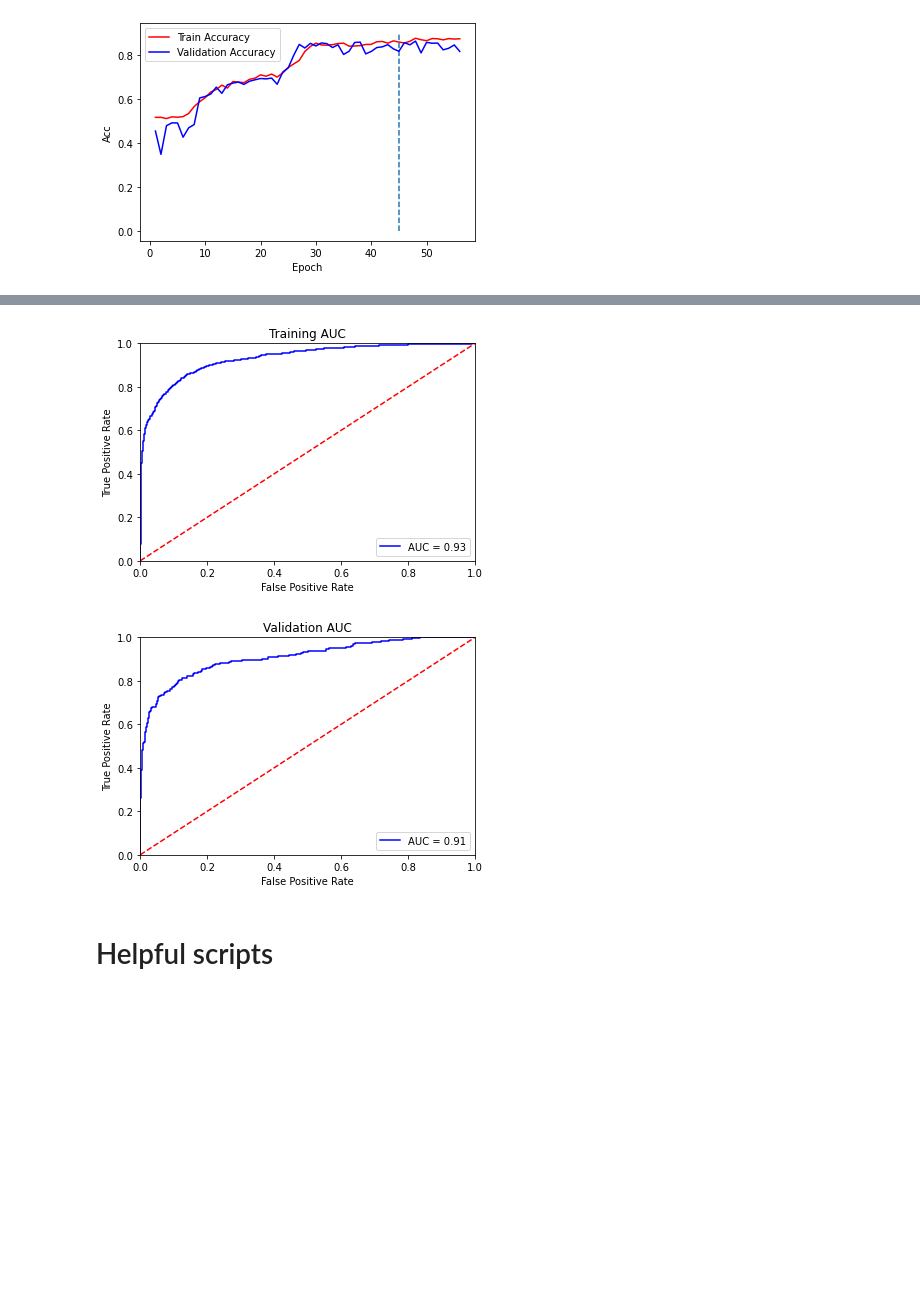
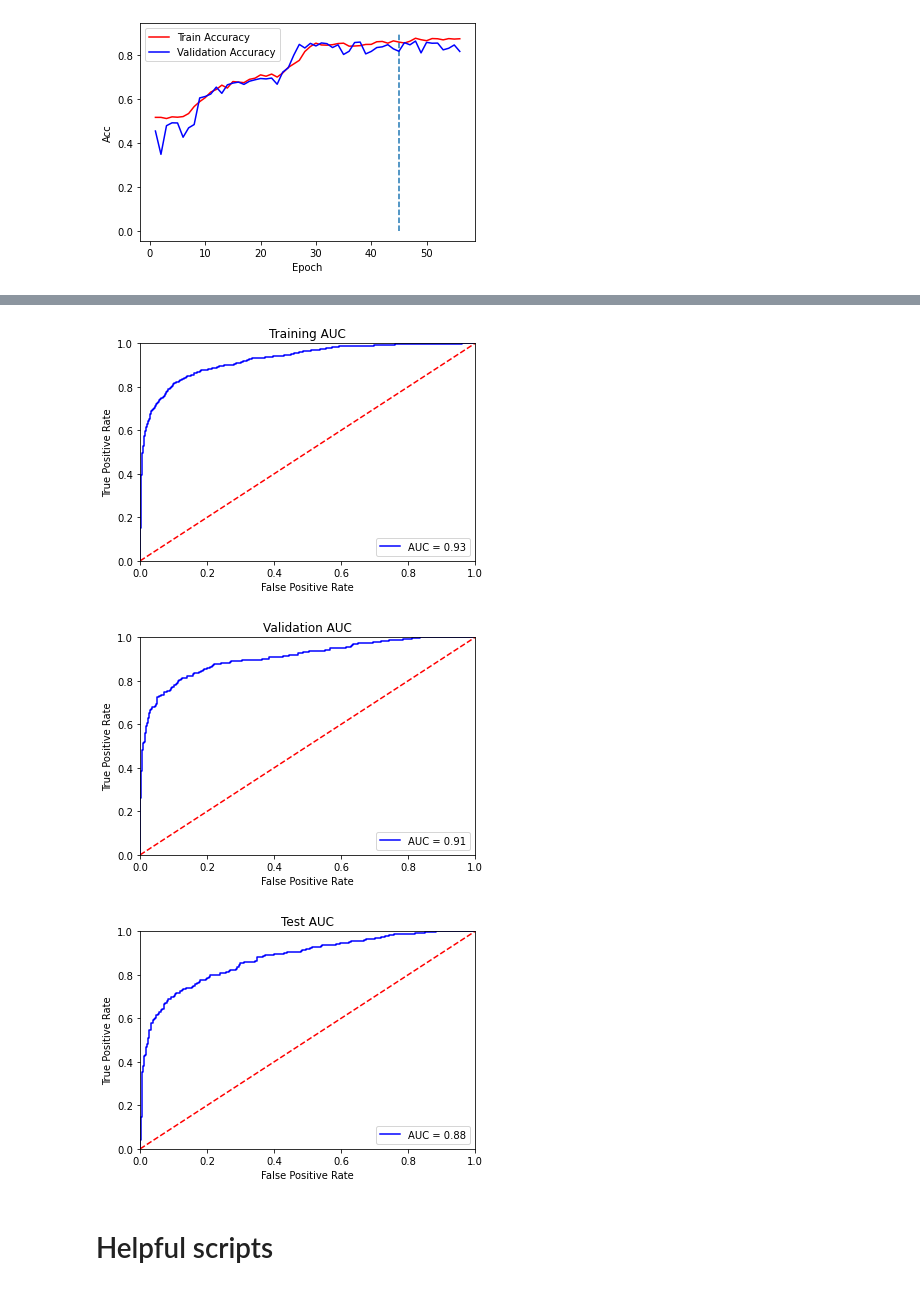
Before and after one commit to HenriettaHolze/TCR-pMHC-prediction, a Jupyter notebook: 004.blossum/blossum_network.ipynb, the cells around one changed output, grey strips where cells are left out. Saved outputs shown, nothing was run; the diff lists cells and outputs as text; code cells hidden in the pictures; blank space fills up the shorter version.

```diff
--- a/004.blossum/blossum_network.ipynb
+++ b/004.blossum/blossum_network.ipynb
@@ -94,6 +94,13 @@ y_val = np.concatenate(target_list[-1:])
 nsamples, nx, ny = X_val.shape
 print("val set shape:", nsamples, nx, ny)
 
+X_test = np.load('../hackathon_data_scripts/data/final_test/P5_input.npz')["arr_0"]
+X_test = to_blossum(X_test)
+y_test = np.load('../hackathon_data_scripts/data/final_test/P5_labels.npz')["arr_0"]
+
+nsamples, nx, ny = X_test.shape
+print("Test set shape:", nsamples, nx, ny)
+
 p_neg = len(y_train[y_train == 1]) / len(y_train) * 100
 print("Percent positive samples in train:", p_neg)
 
@@ -109,11 +116,15 @@ val_ds = []
 for i in range(len(X_val)):
     val_ds.append([np.transpose(X_val[i]), y_val[i]])
 
+test_ds = []
+for i in range(len(X_test)):
+    test_ds.append([np.transpose(X_test[i]), y_test[i]])
+
 bat_size = 64
 print("\nNOTE:\nSetting batch-size to", bat_size)
 train_ldr = torch.utils.data.DataLoader(train_ds, batch_size=bat_size, shuffle=True)
 val_ldr = torch.utils.data.DataLoader(val_ds, batch_size=bat_size, shuffle=True)
-
+test_ldr = torch.utils.data.DataLoader(test_ds, batch_size=bat_size, shuffle=True)
 
 # Set device
 device = torch.device("cuda" if torch.cuda.is_available() else "cpu")
@@ -394,7 +406,6 @@ with torch.no_grad():
         preds_auc = output.detach()
         val_preds_auc += list(preds_auc.data.numpy().flatten())
         val_targs += list(np.array(y_batch_val))
-        val_loss += val_batch_loss.detach()
 
 print("MCC Train:", matthews_corrcoef(train_targs, train_preds))
 print("MCC Test:", matthews_corrcoef(val_targs, val_preds))
@@ -423,0 +435,27 @@ Confusion matrix test:
+# %%
+final_model.eval()
+test_preds, test_preds_auc, test_targs = [], [], []
+with torch.no_grad():
+    for batch_idx, (data, target) in enumerate(test_ldr):  ###
+        x_batch_val = data.float().detach()
+        y_batch_val = target.float().detach().unsqueeze(1)
+
+        output = final_model(x_batch_val)
+
+        preds = np.round(output.detach())
+        test_preds += list(preds.data.numpy().flatten())
+        preds_auc = output.detach()
+        test_preds_auc += list(preds_auc.data.numpy().flatten())
+        test_targs += list(np.array(y_batch_val))
+
+print("MCC Test:", matthews_corrcoef(test_targs, test_preds))
+
+prec_test = metrics.precision_score(test_targs, test_preds)
+rec_test = metrics.recall_score(test_targs, test_preds)
+f1_test = 2 * ((prec_test * rec_test) / (prec_test + rec_test))
+
+print("Precision Test:", prec_test)
+print("Recall Test:", rec_test)
+print("F1 Test:", f1_test)
+
+print("Confusion matrix test:", confusion_matrix(test_targs, test_preds), sep="\n")
@@ -441,12 +487,15 @@ def plot_roc(targets, predictions):
 # %%
 plot_roc(train_targs, train_preds_auc)
 plt.title("Training AUC")
 plot_roc(val_targs, val_preds_auc)
 plt.title("Validation AUC")
+plot_roc(test_targs, test_preds_auc)
+plt.title("Test AUC")
 plt.show()
 # %% [output]
-[figure, old version]
+[figure, new version]
 [figure]
+[figure, added]
 # %% [markdown]
 # Helpful scripts
 # %% [markdown]
```
Also changed, not shown: parts of 3 cells of this notebook, 4 other files.
